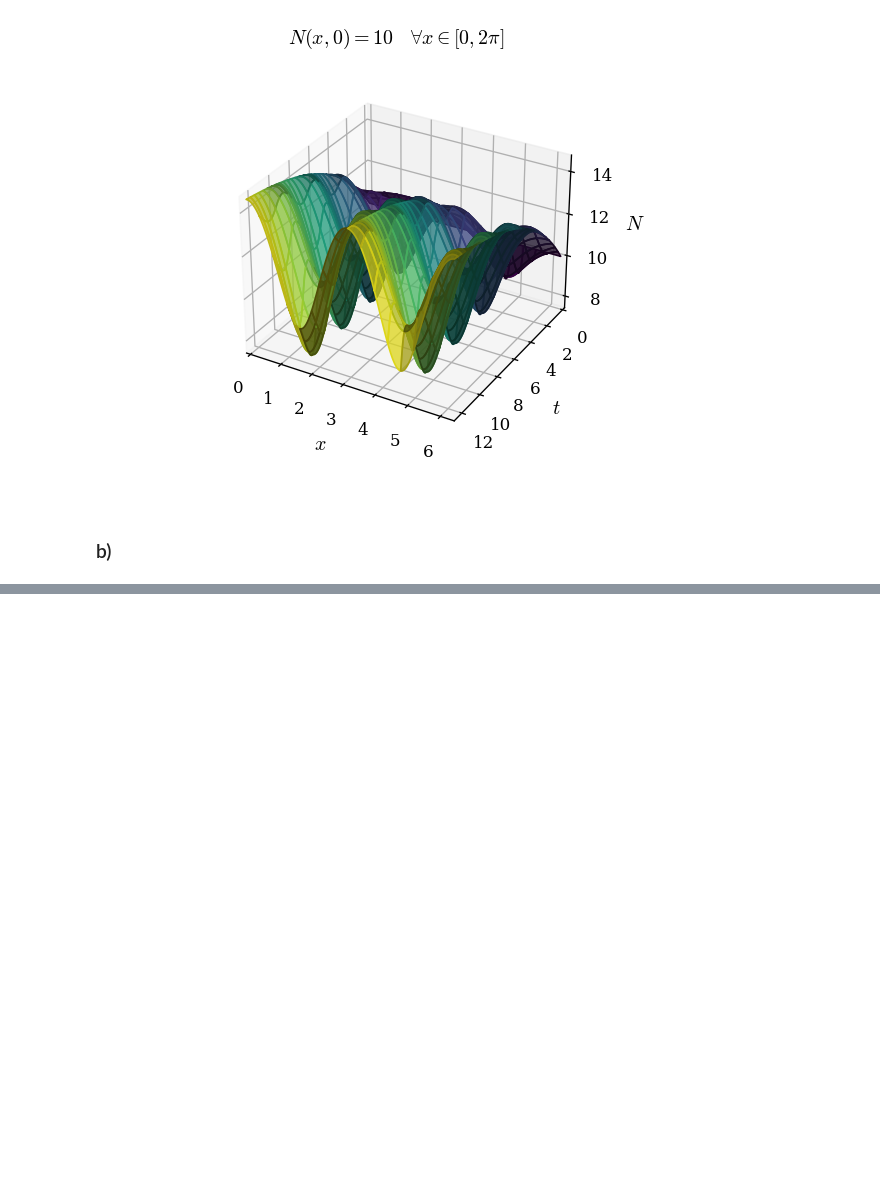
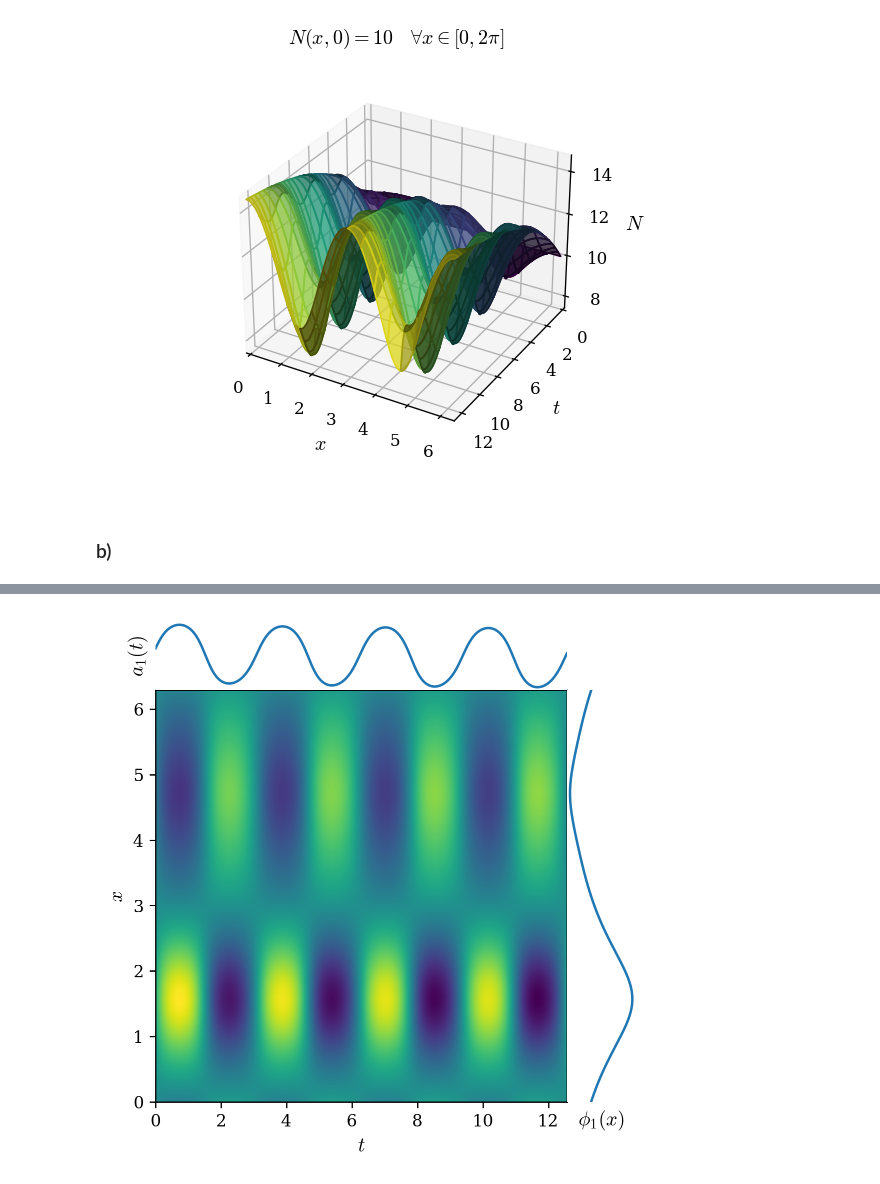
Before and after one commit to agustinbrusco/Sistemas_Complejos, a Jupyter notebook: guias/Guia3.ipynb, the cells around one changed output, grey strips where cells are left out. Drawn from its saved outputs; the diff is of its cells as text; code cells hidden in the pictures; blank space fills up the shorter version.

```diff
--- a/guias/Guia3.ipynb
+++ b/guias/Guia3.ipynb
@@ -213,0 +200,61 @@ plt.show()
+# %%
+%matplotlib inline
+fig = plt.figure(figsize=(5, 5))
+
+# Also adjust the subplot parameters for a square plot.
+edge_axis_ratio = 6
+gs = fig.add_gridspec(
+    2, 2,
+    width_ratios=(edge_axis_ratio, 1), height_ratios=(1, edge_axis_ratio),
+    left=0.1, right=0.9, bottom=0.1, top=0.9, wspace=0.0, hspace=0.0
+)
+# Create the Axes.
+ax_center = fig.add_subplot(gs[1, 0])
+ax_x = fig.add_subplot(gs[0, 0], sharex=ax_center)
+ax_y = fig.add_subplot(gs[1, 1], sharey=ax_center)
+
+
+
+# Defino los modosa graficar:
+i_min = 1
+i_max = 1
+n_truncado = phi[:, i_min:i_max+1] @ a[:, i_min:i_max+1].T
+
+# Plot central con la imagen de la solución truncada
+ax_center.pcolormesh(t_grid, x_grid, n_truncado.T, shading="auto", cmap="viridis")
+ax_center.set_xlabel("$t$")
+ax_center.set_ylabel("$x$")
+
+# Plots de los bordes con φ_i(x) y a_i(t)
+for i in range(i_min, i_max+1):
+    # ax_x.scatter(t_vals, a[:, i], cmap="viridis", c=a[:, i], s=1)
+    ax_x.plot(t_vals, a[:, i]/autovals[i]**0.5, "-")
+    # ax_y.scatter(phi[:, i], x_vals, cmap="viridis", c=phi[:, i], s=1)
+    ax_y.plot(phi[:, i], x_vals, "-")
+
+
+if i_max == i_min:
+    ax_x.set_ylabel(fr"$a_{i}(t)$")
+    ax_y.set_xlabel(fr"$\phi_{i}(x)$")
+else:
+    ax_x.set_ylabel(r"$a_{i}(t)$")
+    ax_y.set_xlabel(r"$\phi_{i}(x)$")
+for ax in [ax_x, ax_y]:
+    ax.spines["top"].set_visible(False)
+    ax.spines["right"].set_visible(False)
+    ax.spines["bottom"].set_visible(False)
+    ax.spines["left"].set_visible(False)
+    # Hide ticks and labels
+    ax.tick_params(
+        axis="both",
+        which="both",
+        bottom=False,
+        top=False,
+        left=False,
+        right=False,
+        labelbottom=False,
+        labelleft=False,
+    )
+plt.show()
+# %% [output]
+[figure, added]
```
Also changed, not shown: parts of 6 cells of this notebook.
